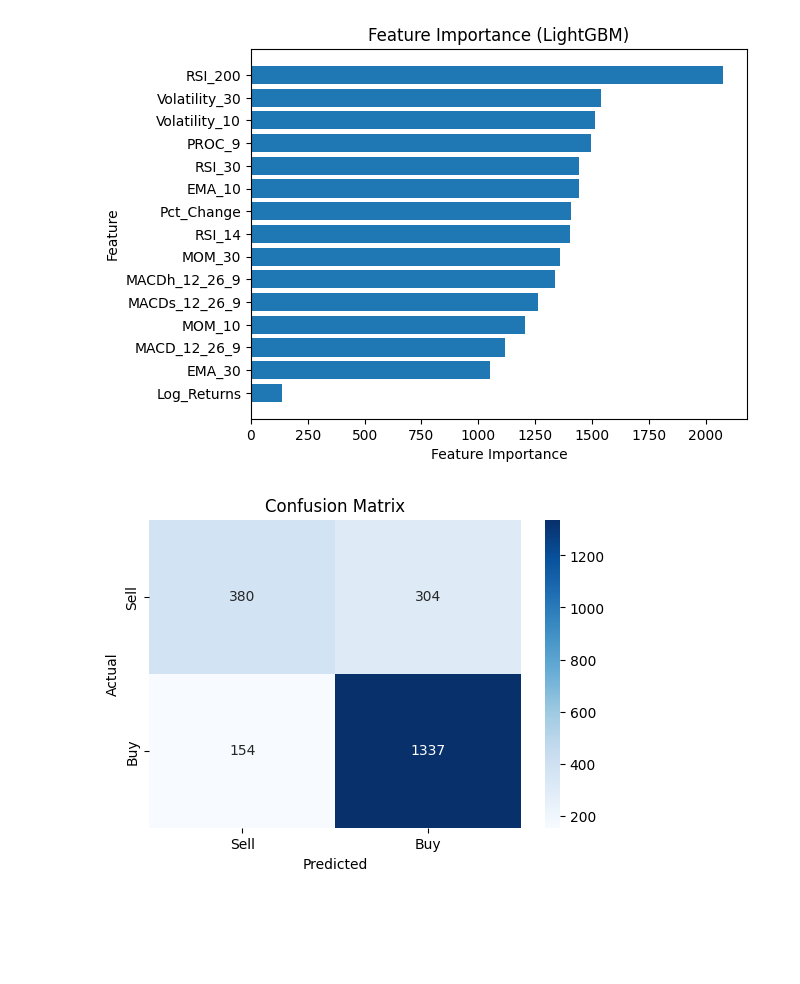
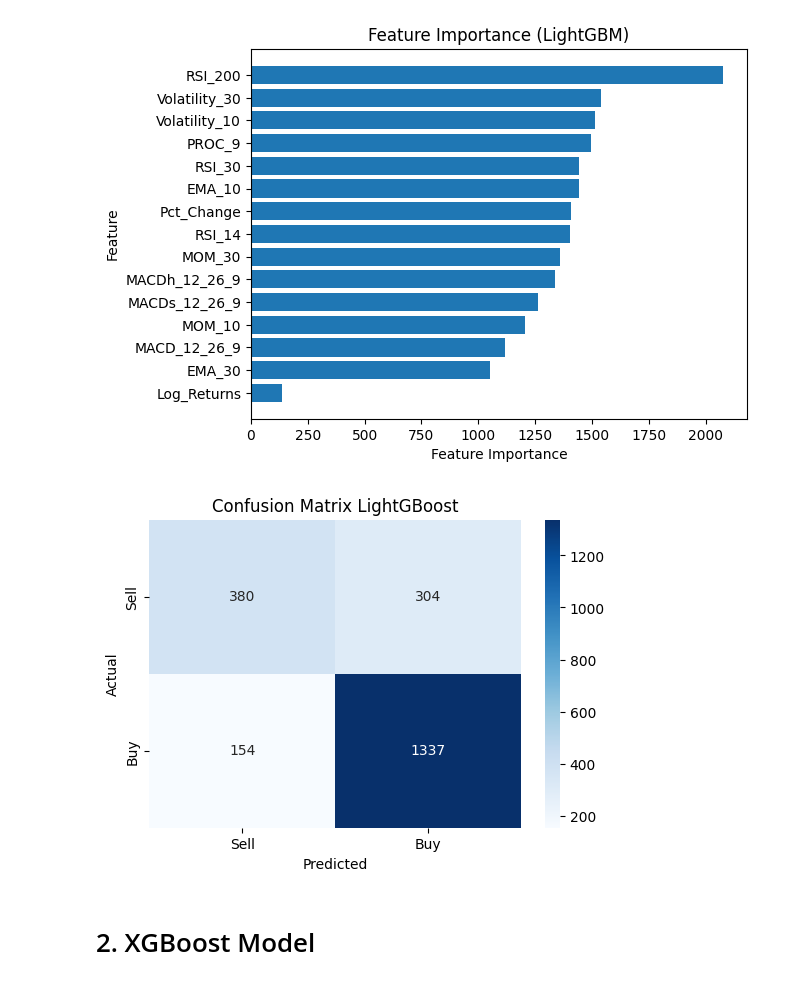
Before and after one commit to SoufianeAzerdaoui/Algorithm_Trading_ML, a Jupyter notebook: Models.ipynb, the cells around one changed output. Cells and saved outputs as stored; diff of their text form; code cells hidden in the pictures; blank space fills up the shorter version.

Commit message:
add Xgboost Model

```diff
--- a/Models.ipynb
+++ b/Models.ipynb
@@ -376,17 +375,19 @@ plt.show()
 # %%
 from sklearn.metrics import confusion_matrix
 import seaborn as sns
 import matplotlib.pyplot as plt
 
 # Generate confusion matrix
 cm = confusion_matrix(y_test, y_pred)
 
 # Plot confusion matrix as heatmap
 plt.figure(figsize=(6, 4))
 sns.heatmap(cm, annot=True, fmt='d', cmap='Blues', xticklabels=['Sell', 'Buy'], yticklabels=['Sell', 'Buy'])
-plt.title('Confusion Matrix')
+plt.title('Confusion Matrix LightGBoost')
 plt.xlabel('Predicted')
 plt.ylabel('Actual')
 plt.show()
 # %% [output]
-[figure, old version]
+[figure, new version]
+# %% [markdown]
+# 2. XGBoost Model
```
Also changed, not shown: parts of 19 cells of this notebook.
